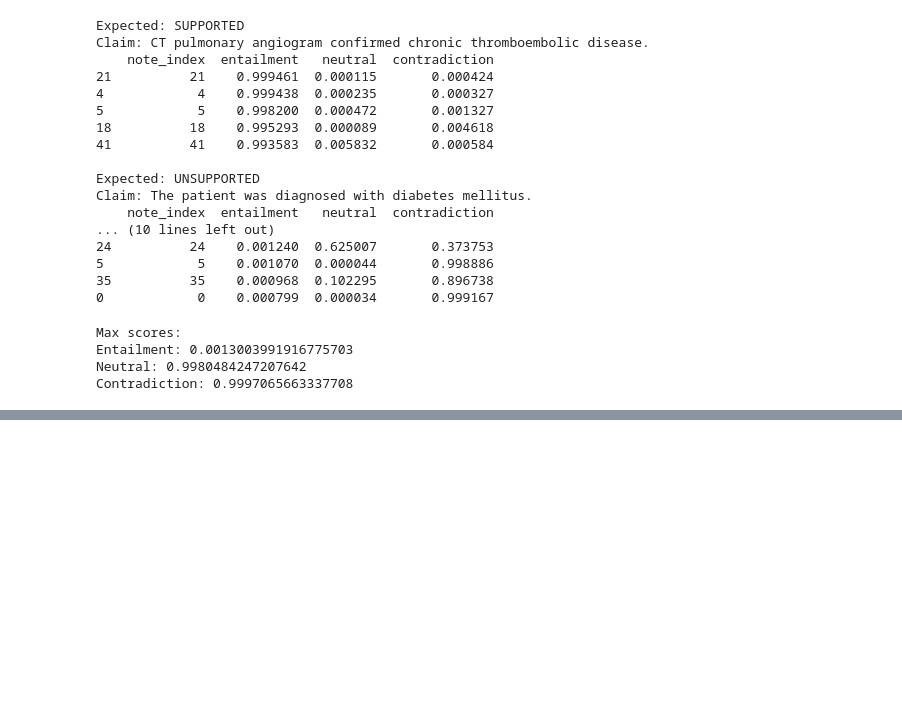
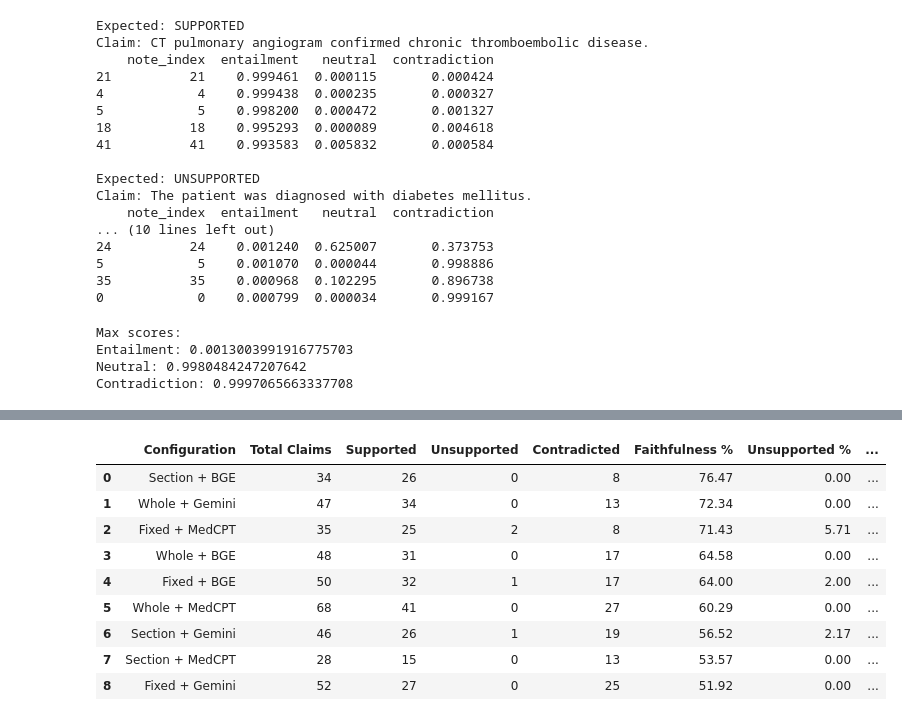
Before and after one commit to pallavi-cs-ai/clinical-summarization-eval, a Jupyter notebook: notebooks/03_workflow_2_rag_experiments.ipynb, the cells around one changed output, grey strips where cells are left out. Drawn from its saved outputs; the diff is of its cells as text; code cells hidden in the pictures; blank space fills up the shorter version.

```diff
--- a/notebooks/03_workflow_2_rag_experiments.ipynb
+++ b/notebooks/03_workflow_2_rag_experiments.ipynb
@@ -4929,0 +5045,42 @@ nli_claim_results_df.head()
+# %%
+faithfulness_results = []
+
+for config_name, group in nli_claim_results_df.groupby("configuration"):
+
+    total = len(group)
+
+    supported = (group["label"] == "SUPPORTED").sum()
+    unsupported = (group["label"] == "UNSUPPORTED").sum()
+    contradicted = (group["label"] == "CONTRADICTED").sum()
+
+    faithfulness_results.append({
+        "Configuration": config_name,
+        "Total Claims": total,
+        "Supported": supported,
+        "Unsupported": unsupported,
+        "Contradicted": contradicted,
+        "Faithfulness %": round((supported / total) * 100, 2),
+        "Unsupported %": round((unsupported / total) * 100, 2),
+        "Contradiction %": round((contradicted / total) * 100, 2)
+    })
+
+faithfulness_df = pd.DataFrame(faithfulness_results)
+
+faithfulness_df = (
+    faithfulness_df
+    .sort_values("Faithfulness %", ascending=False)
+    .reset_index(drop=True)
+)
+
+faithfulness_df
+# %% [output]
+|  | Configuration | Total Claims | Supported | Unsupported | Contradicted | Faithfulness % | Unsupported % | ... |
+| 0 | Section + BGE | 34 | 26 | 0 | 8 | 76.47 | 0.00 | ... |
+| 1 | Whole + Gemini | 47 | 34 | 0 | 13 | 72.34 | 0.00 | ... |
+| 2 | Fixed + MedCPT | 35 | 25 | 2 | 8 | 71.43 | 5.71 | ... |
+| 3 | Whole + BGE | 48 | 31 | 0 | 17 | 64.58 | 0.00 | ... |
+| 4 | Fixed + BGE | 50 | 32 | 1 | 17 | 64.00 | 2.00 | ... |
+| 5 | Whole + MedCPT | 68 | 41 | 0 | 27 | 60.29 | 0.00 | ... |
+| 6 | Section + Gemini | 46 | 26 | 1 | 19 | 56.52 | 2.17 | ... |
+| 7 | Section + MedCPT | 28 | 15 | 0 | 13 | 53.57 | 0.00 | ... |
+| 8 | Fixed + Gemini | 52 | 27 | 0 | 25 | 51.92 | 0.00 | ... |
```
Also changed, not shown: parts of 26 cells of this notebook, 3 other files.
